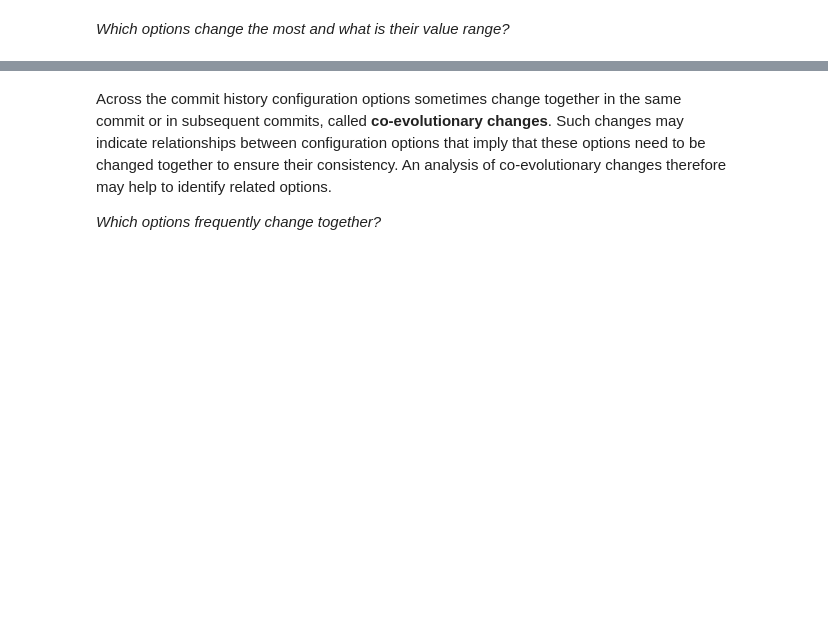
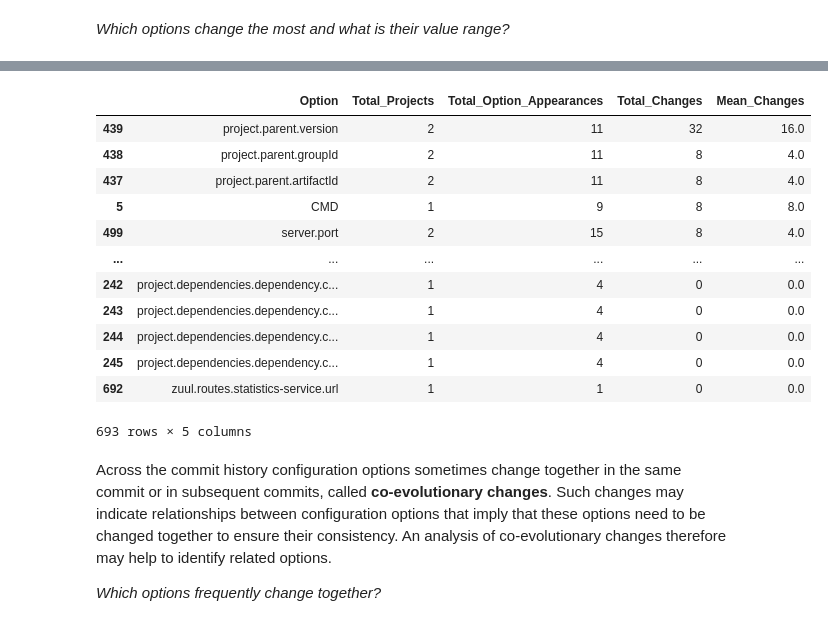
Before and after one commit to simisimon/config-space, a Jupyter notebook: notebooks/option_changes.ipynb, the cells around one changed output, grey strips where cells are left out. Saved outputs shown, nothing was run; the diff lists cells and outputs as text; code cells hidden in the pictures; blank space fills up the shorter version.

```diff
--- a/notebooks/option_changes.ipynb
+++ b/notebooks/option_changes.ipynb
@@ -280,10 +278,58 @@ df_options.head(10)
 # %%
 def show_aggregated_most_changed_options(df_list: List[pd.DataFrame]) -> pd.DataFrame:
     """
     Aggregates most changed options from multiple df_options DataFrames.
-    Computes the average number of options and average percentage per internal change level.
+    Returns a DataFrame with each option and its total count, total change frequency, and mean change level.
     """
-    pass
+    all_options = pd.concat(df_list, ignore_index=True)
+    all_options["Option"] = all_options["Option"].str.strip()
+
+    # Group by option and aggregate correctly
+    aggregated = all_options.groupby("Option").agg(
+        Total_Projects=('project_id', 'nunique'),  # counts distinct projects the option appeared in
+        Total_Option_Appearances=('Option_Count', 'sum'),
+        Total_Changes=('Total_Internal_Changes', 'sum'),
+        Mean_Changes=('Total_Internal_Changes', 'mean')
+    ).reset_index()
+
+    aggregated = aggregated.sort_values(by="Total_Changes", ascending=False)
+    return aggregated
+
+
+project_files = glob.glob("../data/test_projects/*.json")
+df_list = []
+for project_file in project_files:
+    with open(project_file, "r", encoding="utf-8") as src:
+        data = json.load(src)
+
+    project_id = os.path.basename(project_file)  # or hash/project name
+    df_options = extract_options(data=data)
+    df_options["project_id"] = project_id  # track project source
+
+    df_aggregated_options = df_options.groupby("Option").agg(
+        Option_Count=('Option', 'count'),
+        Total_Internal_Changes=('Internal Changes', 'sum')
+    ).reset_index().sort_values(by="Total_Internal_Changes", ascending=False)
+
+    df_aggregated_options["project_id"] = project_id  # propagate after groupby
+    df_list.append(df_aggregated_options)
+
+df_aggregated_frequency = show_aggregated_most_changed_options(df_list=df_list)
+df_aggregated_frequency
+# %% [output]
+|  | Option | Total_Projects | Total_Option_Appearances | Total_Changes | Mean_Changes |
+| 439 | project.parent.version | 2 | 11 | 32 | 16.0 |
+| 438 | project.parent.groupId | 2 | 11 | 8 | 4.0 |
+| 437 | project.parent.artifactId | 2 | 11 | 8 | 4.0 |
+| 5 | CMD | 1 | 9 | 8 | 8.0 |
+| 499 | server.port | 2 | 15 | 8 | 4.0 |
+| ... | ... | ... | ... | ... | ... |
+| 242 | project.dependencies.dependency.c... | 1 | 4 | 0 | 0.0 |
+| 243 | project.dependencies.dependency.c... | 1 | 4 | 0 | 0.0 |
+| 244 | project.dependencies.dependency.c... | 1 | 4 | 0 | 0.0 |
+| 245 | project.dependencies.dependency.c... | 1 | 4 | 0 | 0.0 |
+| 692 | zuul.routes.statistics-service.url | 1 | 1 | 0 | 0.0 |
+693 rows × 5 columns
 # %% [markdown]
 Across the commit history configuration options sometimes change together in the same commit or in subsequent commits, called **co-evolutionary changes**. Such changes may indicate relationships between configuration options that imply that these options need to be changed together to ensure their consistency. An analysis of co-evolutionary changes therefore may help to identify related options.
 
```
Also changed, not shown: parts of 2 cells of this notebook, 4 other files.
